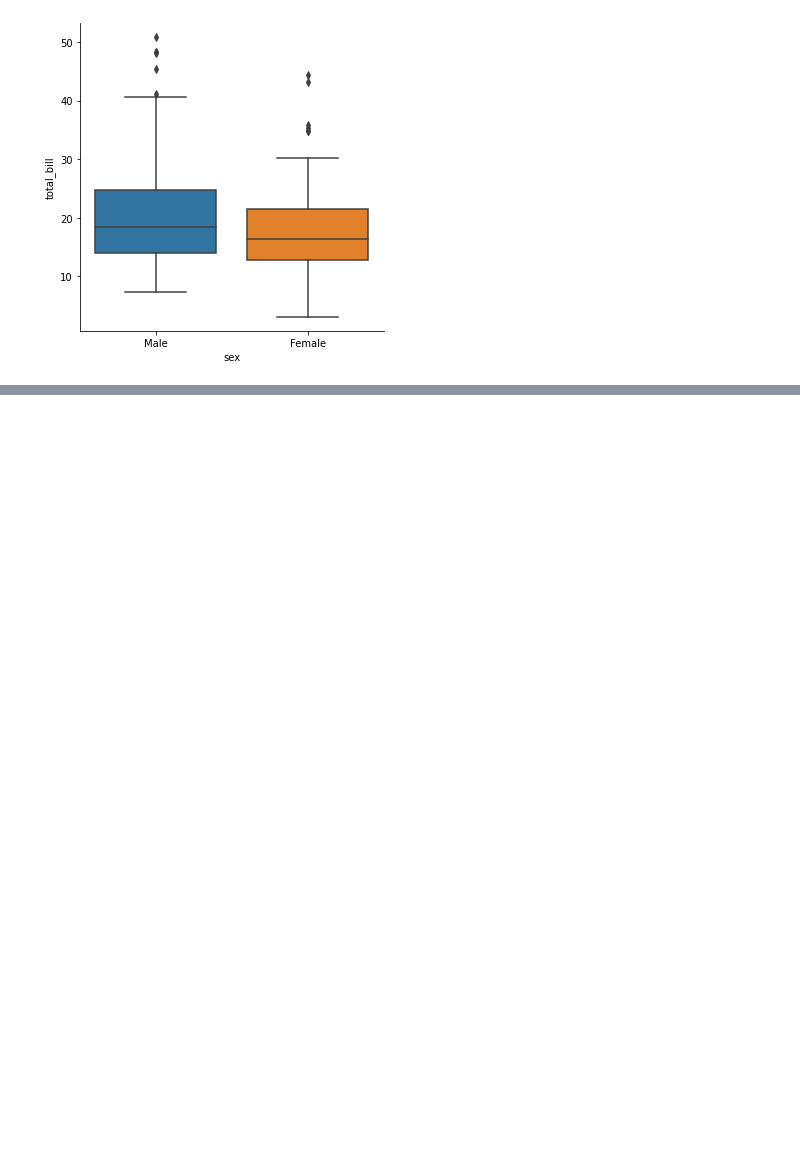
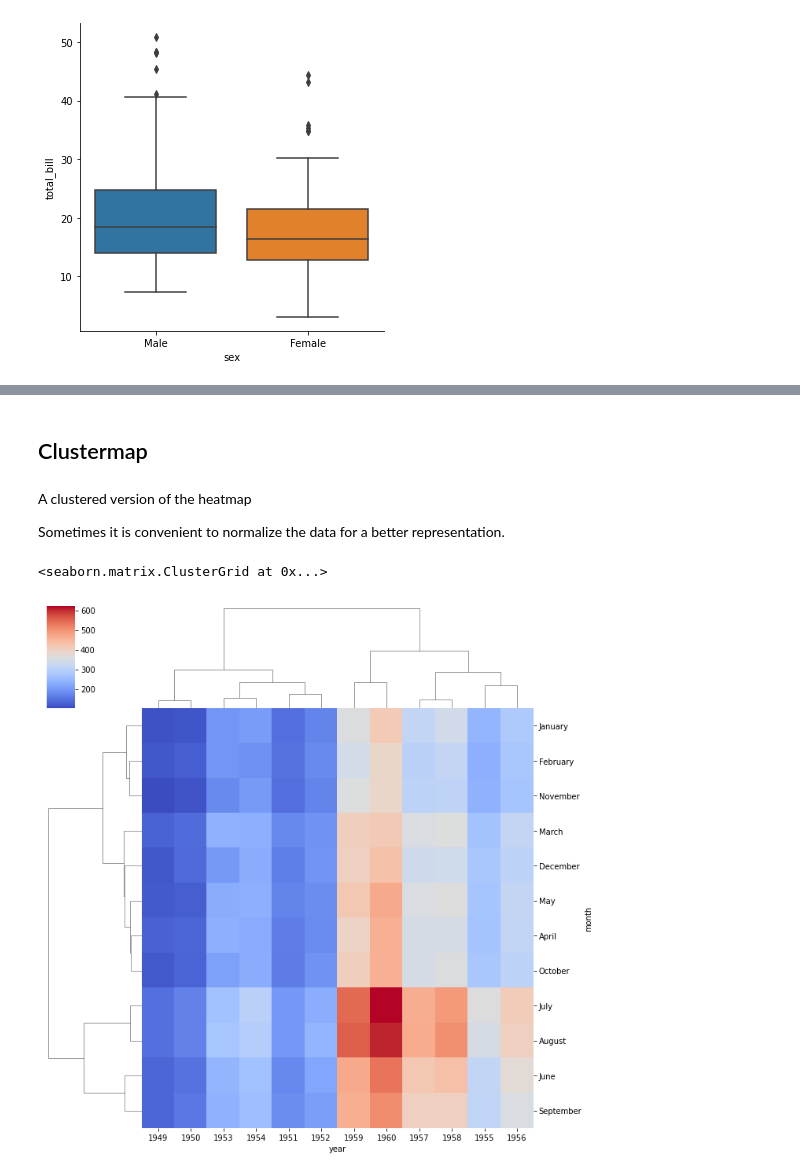
Before and after one commit to jcamachocasero/Data-Science, a Jupyter notebook: 00_Seaborn_in_a_nutshell.ipynb, the cells around one changed output, grey strips where cells are left out. Cells and saved outputs as stored; diff of their text form; code cells hidden in the pictures; blank space fills up the shorter version.

```diff
--- a/00_Seaborn_in_a_nutshell.ipynb
+++ b/00_Seaborn_in_a_nutshell.ipynb
@@ -205,0 +274,11 @@ sns.catplot(x="sex", y="total_bill", data=tips, kind='box')
+# %% [markdown]
+## Clustermap
+# %% [markdown]
+A clustered version of the heatmap
+
+Sometimes it is convenient to normalize the data for a better representation.
+# %%
+sns.clustermap(pvflights, cmap='coolwarm')
+# %% [output]
+<seaborn.matrix.ClusterGrid at 0x...>
+[figure, added]
```
Also changed, not shown: parts of 18 cells of this notebook.
